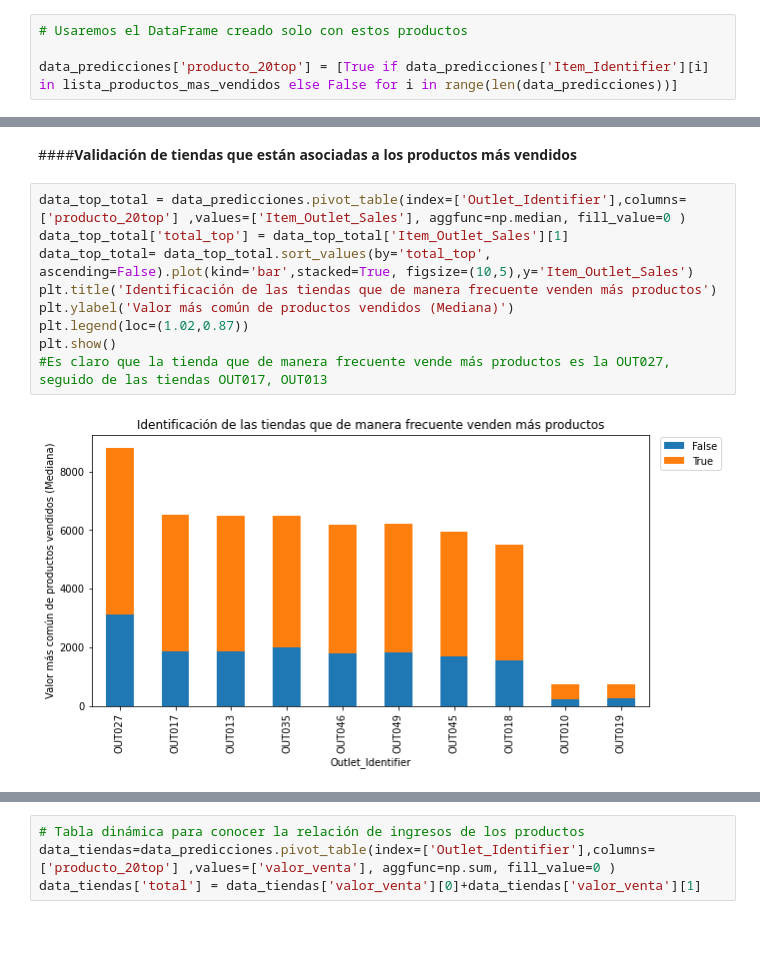
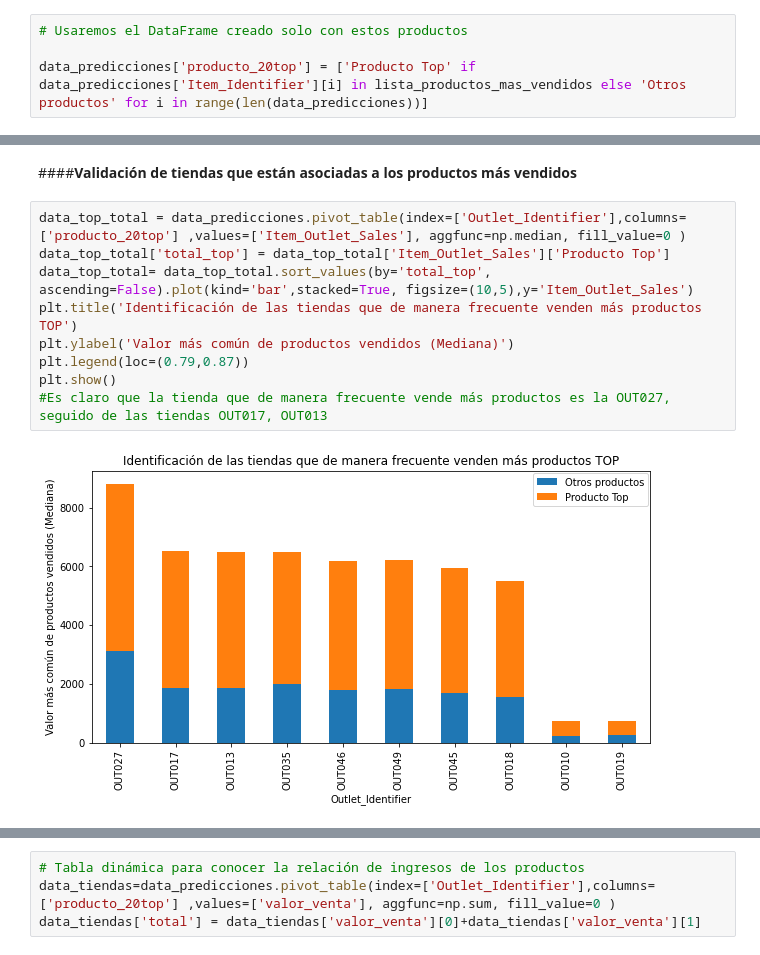
Before and after one commit to smaciasg/Ejercicios_DataScience_Coding_Dojo, a Jupyter notebook: Predicciones_de_ventas_alimenticias.ipynb, the cells around one changed output, grey strips where cells are left out. Cells and saved outputs as stored; diff of their text form.

```diff
--- a/Predicciones_de_ventas_alimenticias.ipynb
+++ b/Predicciones_de_ventas_alimenticias.ipynb
@@ -786,6 +786,6 @@ Nota: tenga presente que el punto de corte al 20% y 80% es entre la línea verti
 # %%
 # Usaremos el DataFrame creado solo con estos productos
 
-data_predicciones['producto_20top'] = [True if data_predicciones['Item_Identifier'][i] in lista_productos_mas_vendidos else False for i in range(len(data_predicciones))]
+data_predicciones['producto_20top'] = ['Producto Top' if data_predicciones['Item_Identifier'][i] in lista_productos_mas_vendidos else 'Otros productos' for i in range(len(data_predicciones))]
 # %%
 # Creación de la copia del dataframe solo con los datos que poseen las características deseadas
@@ -879,15 +881,15 @@ plt.show()
 ####**Validación de tiendas que están asociadas a los productos más vendidos**
 # %%
 data_top_total = data_predicciones.pivot_table(index=['Outlet_Identifier'],columns=['producto_20top'] ,values=['Item_Outlet_Sales'], aggfunc=np.median, fill_value=0 )
-data_top_total['total_top'] = data_top_total['Item_Outlet_Sales'][1]
+data_top_total['total_top'] = data_top_total['Item_Outlet_Sales']['Producto Top']
 data_top_total= data_top_total.sort_values(by='total_top', ascending=False).plot(kind='bar',stacked=True, figsize=(10,5),y='Item_Outlet_Sales')
-plt.title('Identificación de las tiendas que de manera frecuente venden más productos')
+plt.title('Identificación de las tiendas que de manera frecuente venden más productos TOP')
 plt.ylabel('Valor más común de productos vendidos (Mediana)')
-plt.legend(loc=(1.02,0.87))
+plt.legend(loc=(0.79,0.87))
 plt.show()
 #Es claro que la tienda que de manera frecuente vende más productos es la OUT027, seguido de las tiendas OUT017, OUT013
 # %% [output]
-[figure, old version]
+[figure, new version]
 # %%
 #Ahora describimos el comportamiento en función de los ingresos de las tiendas, para ver si se mantiene el comportamiento
 data_top_total = data_predicciones.pivot_table(index=['Outlet_Identifier'],columns=['producto_20top'] ,values=['valor_venta'], aggfunc=np.sum, fill_value=0 )
```
Also changed, not shown: parts of 156 cells of this notebook.
